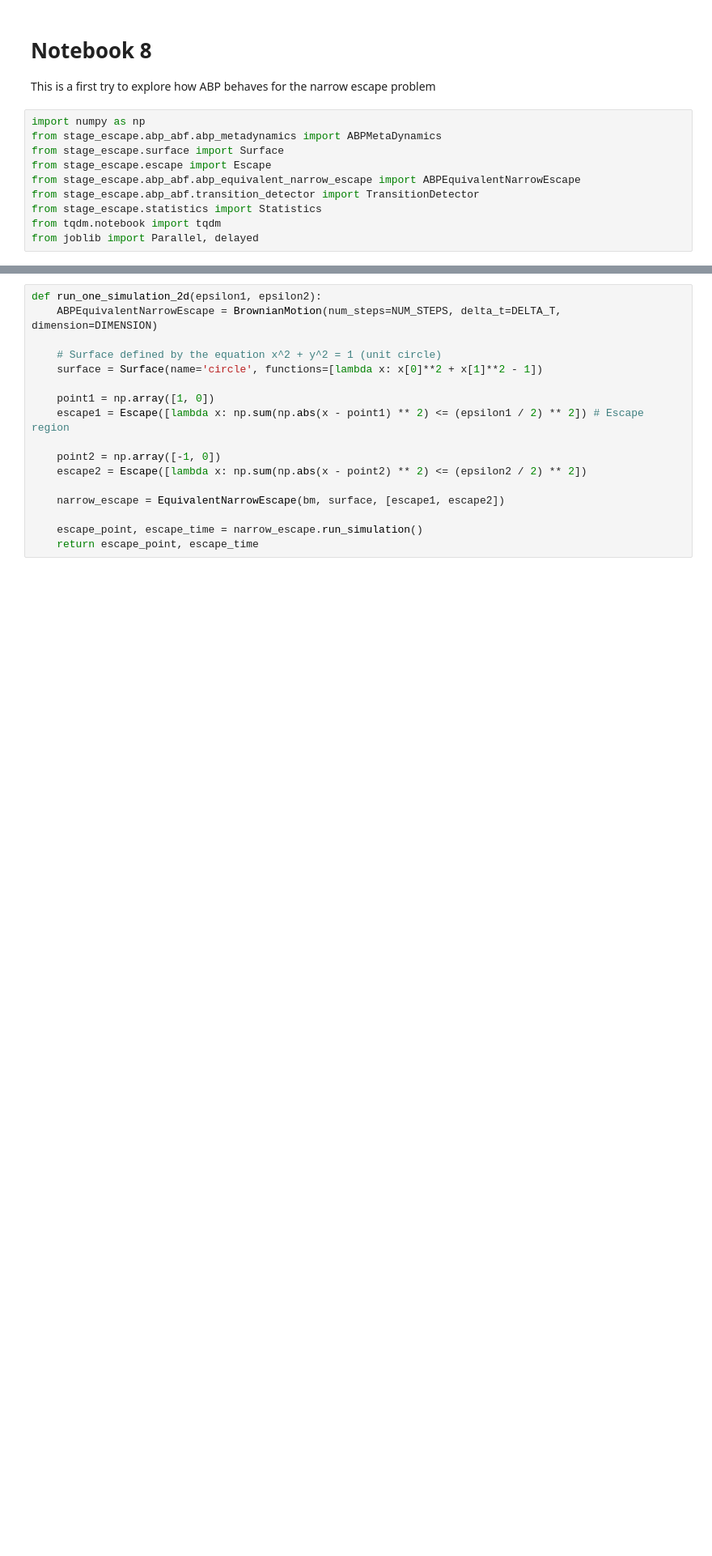
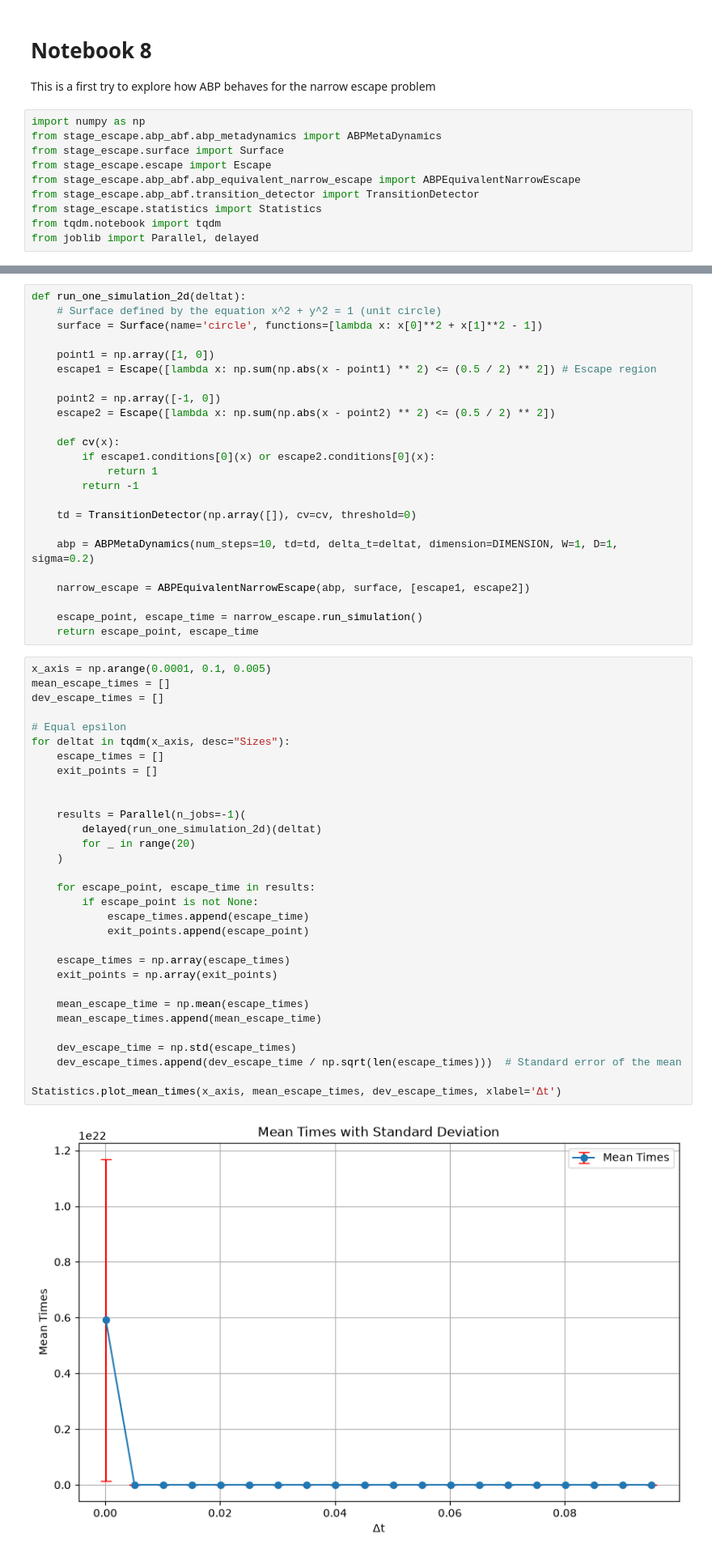
Before and after one commit to JuanCarlosPrieto/STAGE, a Jupyter notebook: notebooks/07_abp_narrow_escape_problem.ipynb, the cells around one changed output, grey strips where cells are left out. Shown at 81% size. Saved outputs shown, nothing was run; the diff lists cells and outputs as text; blank space fills up the shorter version.

```diff
--- a/notebooks/07_abp_narrow_escape_problem.ipynb
+++ b/notebooks/07_abp_narrow_escape_problem.ipynb
@@ -64,17 +48,57 @@ narrow_escape.plot_narrow_escape_problem()
 # %%
-def run_one_simulation_2d(epsilon1, epsilon2):
-    ABPEquivalentNarrowEscape = BrownianMotion(num_steps=NUM_STEPS, delta_t=DELTA_T, dimension=DIMENSION)
-
+def run_one_simulation_2d(deltat):
     # Surface defined by the equation x^2 + y^2 = 1 (unit circle)
     surface = Surface(name='circle', functions=[lambda x: x[0]**2 + x[1]**2 - 1])
 
     point1 = np.array([1, 0])
-    escape1 = Escape([lambda x: np.sum(np.abs(x - point1) ** 2) <= (epsilon1 / 2) ** 2]) # Escape region
+    escape1 = Escape([lambda x: np.sum(np.abs(x - point1) ** 2) <= (0.5 / 2) ** 2]) # Escape region
 
     point2 = np.array([-1, 0])
-    escape2 = Escape([lambda x: np.sum(np.abs(x - point2) ** 2) <= (epsilon2 / 2) ** 2])
+    escape2 = Escape([lambda x: np.sum(np.abs(x - point2) ** 2) <= (0.5 / 2) ** 2])
 
-    narrow_escape = EquivalentNarrowEscape(bm, surface, [escape1, escape2])
+    def cv(x):
+        if escape1.conditions[0](x) or escape2.conditions[0](x):
+            return 1
+        return -1
+
+    td = TransitionDetector(np.array([]), cv=cv, threshold=0)
+
+    abp = ABPMetaDynamics(num_steps=10, td=td, delta_t=deltat, dimension=DIMENSION, W=1, D=1, sigma=0.2)
+
+    narrow_escape = ABPEquivalentNarrowEscape(abp, surface, [escape1, escape2])
 
     escape_point, escape_time = narrow_escape.run_simulation()
     return escape_point, escape_time
+# %%
+x_axis = np.arange(0.0001, 0.1, 0.005)
+mean_escape_times = []
+dev_escape_times = []
+
+# Equal epsilon
+for deltat in tqdm(x_axis, desc="Sizes"):
+    escape_times = []
+    exit_points = []
+
+
+    results = Parallel(n_jobs=-1)(
+        delayed(run_one_simulation_2d)(deltat)
+        for _ in range(20)
+    )
+
+    for escape_point, escape_time in results:
+        if escape_point is not None:
+            escape_times.append(escape_time)
+            exit_points.append(escape_point)
+
+    escape_times = np.array(escape_times)
+    exit_points = np.array(exit_points)
+
+    mean_escape_time = np.mean(escape_times)
+    mean_escape_times.append(mean_escape_time)
+
+    dev_escape_time = np.std(escape_times)
+    dev_escape_times.append(dev_escape_time / np.sqrt(len(escape_times)))  # Standard error of the mean
+
+Statistics.plot_mean_times(x_axis, mean_escape_times, dev_escape_times, xlabel='Δt')
+# %% [output]
+[figure, added]
```
Also changed, not shown: parts of 6 cells of this notebook, 5 other files.
